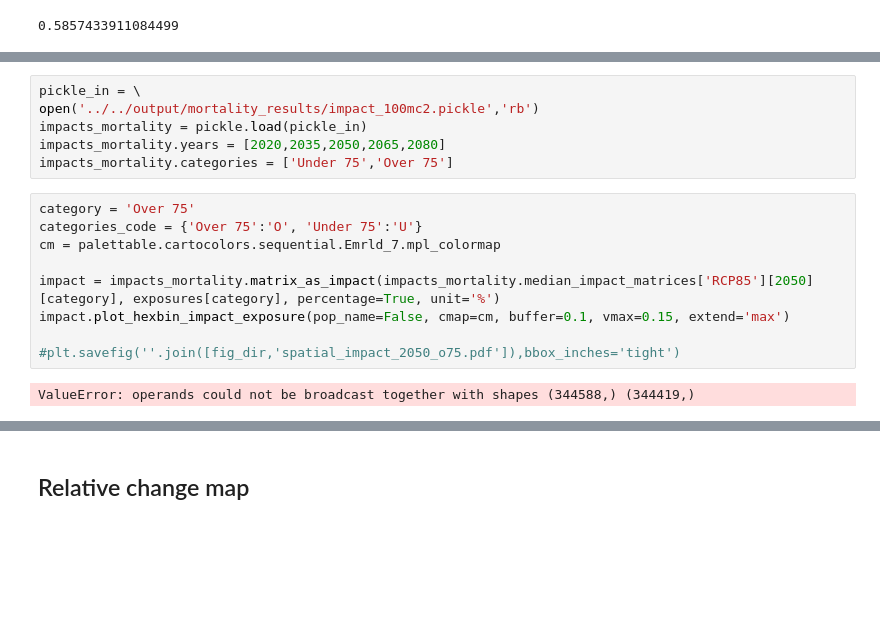
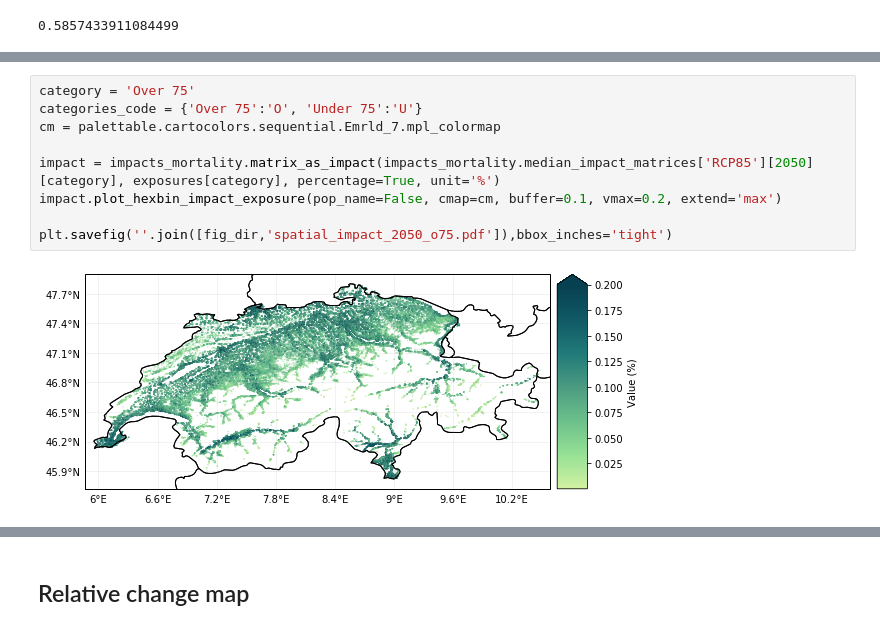
Before and after one commit to zeliest/heat_mortality_productivity_impacts, a Jupyter notebook: data_analysis/notebooks/results_mortality.ipynb, the cells around one changed output, grey strips where cells are left out. Drawn from its saved outputs; the diff is of its cells as text; blank space fills up the shorter version.

```diff
--- a/data_analysis/notebooks/results_mortality.ipynb
+++ b/data_analysis/notebooks/results_mortality.ipynb
@@ -227,17 +144,11 @@ Name: value, Length: 344419, dtype: int64
-# %%
-pickle_in = \
-open('../../output/mortality_results/impact_100mc2.pickle','rb')
-impacts_mortality = pickle.load(pickle_in)
-impacts_mortality.years = [2020,2035,2050,2065,2080]
-impacts_mortality.categories = ['Under 75','Over 75']
 # %%
 category = 'Over 75'
 categories_code = {'Over 75':'O', 'Under 75':'U'}
 cm = palettable.cartocolors.sequential.Emrld_7.mpl_colormap
 
 impact = impacts_mortality.matrix_as_impact(impacts_mortality.median_impact_matrices['RCP85'][2050][category], exposures[category], percentage=True, unit='%')
-impact.plot_hexbin_impact_exposure(pop_name=False, cmap=cm, buffer=0.1, vmax=0.15, extend='max')
+impact.plot_hexbin_impact_exposure(pop_name=False, cmap=cm, buffer=0.1, vmax=0.2, extend='max')
 
-#plt.savefig(''.join([fig_dir,'spatial_impact_2050_o75.pdf']),bbox_inches='tight')
+plt.savefig(''.join([fig_dir,'spatial_impact_2050_o75.pdf']),bbox_inches='tight')
 # %% [output]
-ValueError: operands could not be broadcast together with shapes (344588,) (344419,)
+[figure, added]
```
Also changed, not shown: parts of 40 cells of this notebook, 13 other files.
